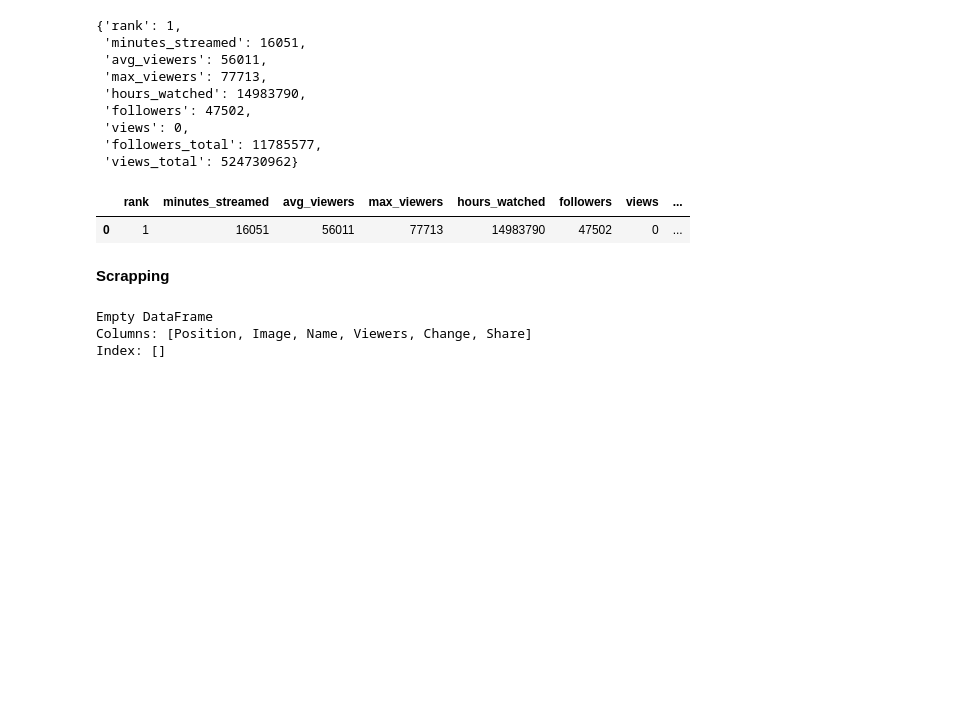
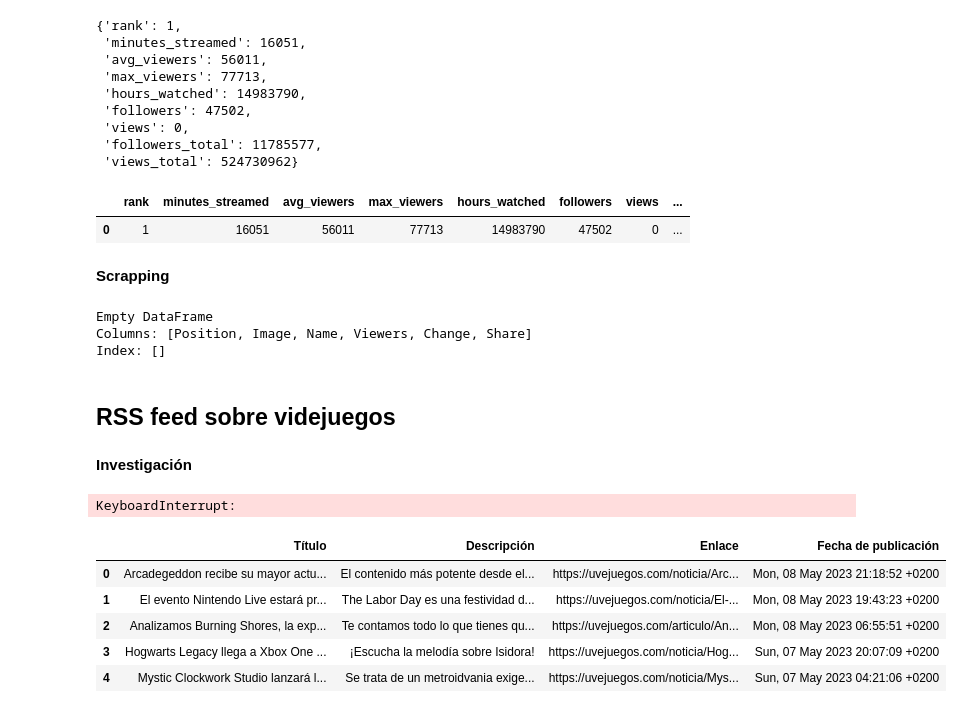
Before and after one commit to giottomillan/project_gamers, a Jupyter notebook: src/data_clean.ipynb, the cells around one changed output. Saved outputs shown, nothing was run; the diff lists cells and outputs as text; code cells hidden in the pictures; blank space fills up the shorter version.

```diff
--- a/src/data_clean.ipynb
+++ b/src/data_clean.ipynb
@@ -889,3 +895,51 @@ print(df)
 Empty DataFrame
 Columns: [Position, Image, Name, Viewers, Change, Share]
 Index: []
+# %% [markdown]
+## RSS feed sobre videjuegos
+# %% [markdown]
+**Investigación**
+# %%
+import feedparser
+import pandas as pd
+
+# URL del feed RSS
+rss_url = "https://uvejuegos.com/contenidosRSS.jsp"
+
+# Obtener los datos del feed
+feed = feedparser.parse(rss_url)
+
+# Crear listas separadas para cada columna
+titles = []
+descriptions = []
+links = []
+published_dates = []
+
+# Recorrer las entradas del feed y guardar los datos en las listas
+for entry in feed.entries:
+    titles.append(entry.title)
+    descriptions.append(entry.description)
+    links.append(entry.link)
+    published_dates.append(entry.published)
+
+# Crear el DataFrame
+noticias = pd.DataFrame({
+    "Título": titles,
+    "Descripción": descriptions,
+    "Enlace": links,
+    "Fecha de publicación": published_dates
+})
+
+# Imprimir el DataFrame
+print(df)
+# %% [output]
+KeyboardInterrupt:
+# %%
+df.head()
+# %% [output]
+|  | Título | Descripción | Enlace | Fecha de publicación |
+| 0 | Arcadegeddon recibe su mayor actu... | El contenido más potente desde el... | https://uvejuegos.com/noticia/Arc... | Mon, 08 May 2023 21:18:52 +0200 |
+| 1 | El evento Nintendo Live estará pr... | The Labor Day es una festividad d... | https://uvejuegos.com/noticia/El-... | Mon, 08 May 2023 19:43:23 +0200 |
+| 2 | Analizamos Burning Shores, la exp... | Te contamos todo lo que tienes qu... | https://uvejuegos.com/articulo/An... | Mon, 08 May 2023 06:55:51 +0200 |
+| 3 | Hogwarts Legacy llega a Xbox One ... | ¡Escucha la melodía sobre Isidora! | https://uvejuegos.com/noticia/Hog... | Sun, 07 May 2023 20:07:09 +0200 |
+| 4 | Mystic Clockwork Studio lanzará l... | Se trata de un metroidvania exige... | https://uvejuegos.com/noticia/Mys... | Sun, 07 May 2023 04:21:06 +0200 |
```
Also changed, not shown: parts of 29 cells of this notebook, 18 other files.
